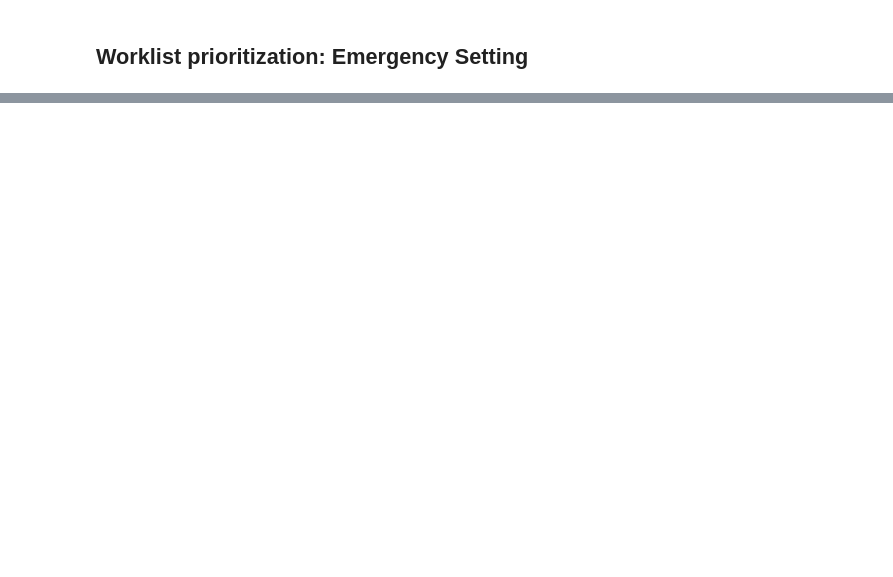
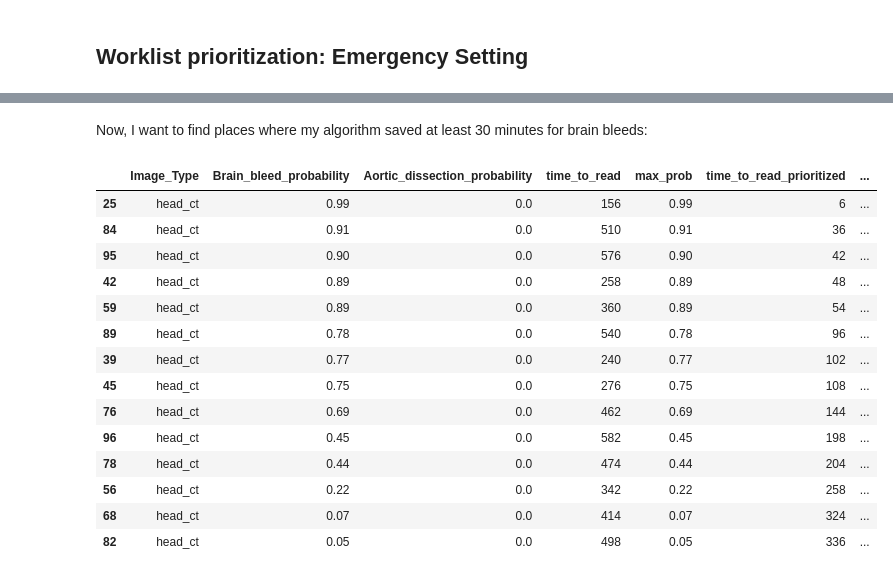
Before and after one commit to TRoboto/Udacity, a Jupyter notebook: AI for Healthcare Nanodegree/Exercise - Apply Machine Learning/Exercise.ipynb, the cells around one changed output, grey strips where cells are left out. Drawn from its saved outputs; the diff is of its cells as text; code cells hidden in the pictures; blank space fills up the shorter version.

```diff
--- a/AI for Healthcare Nanodegree/Exercise - Apply Machine Learning/Exercise.ipynb
+++ b/AI for Healthcare Nanodegree/Exercise - Apply Machine Learning/Exercise.ipynb
@@ -12,0 +72,20 @@ worklist.head()
+# %% [markdown]
+Now, I want to find places where my algorithm saved at least 30 minutes for brain bleeds:
+# %%
+worklist_prioritized[((worklist_prioritized.time_delta>30)&(worklist_prioritized.Image_Type=='head_ct'))]
+# %% [output]
+|  | Image_Type | Brain_bleed_probability | Aortic_dissection_probability | time_to_read | max_prob | time_to_read_prioritized | ... |
+| 25 | head_ct | 0.99 | 0.0 | 156 | 0.99 | 6 | ... |
+| 84 | head_ct | 0.91 | 0.0 | 510 | 0.91 | 36 | ... |
+| 95 | head_ct | 0.90 | 0.0 | 576 | 0.90 | 42 | ... |
+| 42 | head_ct | 0.89 | 0.0 | 258 | 0.89 | 48 | ... |
+| 59 | head_ct | 0.89 | 0.0 | 360 | 0.89 | 54 | ... |
+| 89 | head_ct | 0.78 | 0.0 | 540 | 0.78 | 96 | ... |
+| 39 | head_ct | 0.77 | 0.0 | 240 | 0.77 | 102 | ... |
+| 45 | head_ct | 0.75 | 0.0 | 276 | 0.75 | 108 | ... |
+| 76 | head_ct | 0.69 | 0.0 | 462 | 0.69 | 144 | ... |
+| 96 | head_ct | 0.45 | 0.0 | 582 | 0.45 | 198 | ... |
+| 78 | head_ct | 0.44 | 0.0 | 474 | 0.44 | 204 | ... |
+| 56 | head_ct | 0.22 | 0.0 | 342 | 0.22 | 258 | ... |
+| 68 | head_ct | 0.07 | 0.0 | 414 | 0.07 | 324 | ... |
+| 82 | head_ct | 0.05 | 0.0 | 498 | 0.05 | 336 | ... |
```
Also changed, not shown: parts of 17 cells of this notebook.
